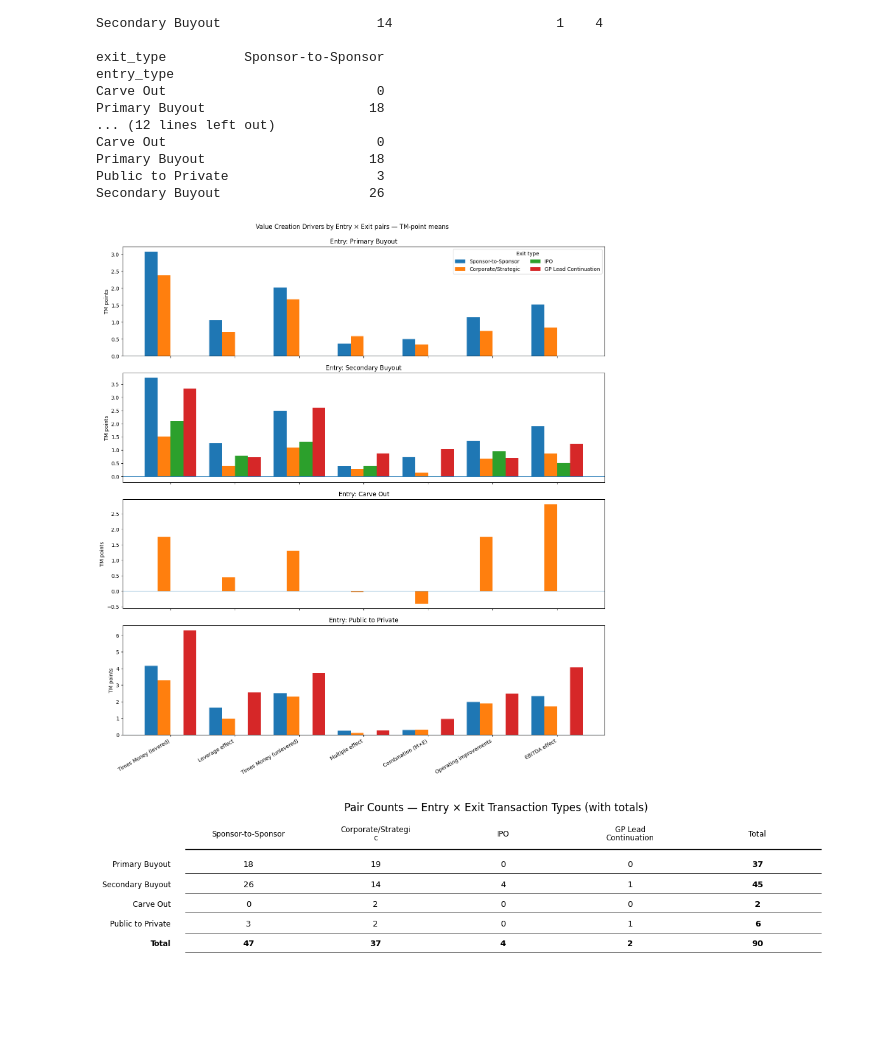
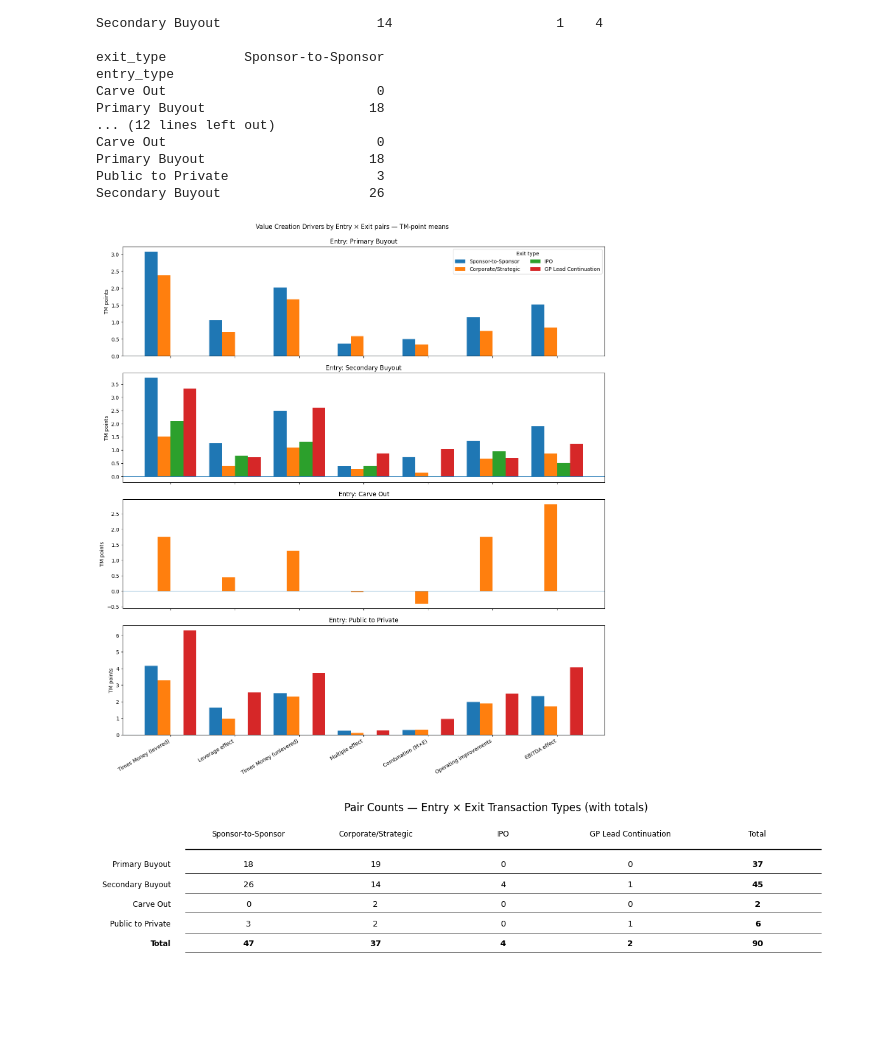
Before and after one commit to mgilch/BeyondTheBuyout_ValueCreation, a Jupyter notebook: ValueCreation/ValueCreationBreakdown/06ByEntryExitPair/ValueCreationByEntryExitPair.ipynb, the cells around one changed output. Cells and saved outputs as stored; diff of their text form; code cells hidden in the pictures.

```diff
--- a/ValueCreation/ValueCreationBreakdown/06ByEntryExitPair/ValueCreationByEntryExitPair.ipynb
+++ b/ValueCreation/ValueCreationBreakdown/06ByEntryExitPair/ValueCreationByEntryExitPair.ipynb
@@ -292,37 +292,37 @@ left_margin, right_margin = 0.05, 0.97
 xs = left_margin + (np.arange(n_cols) + 0.5) * (right_margin - left_margin) / n_cols
 ys = [row_start - i*row_gap for i in range(n_rows)]
 
-wrap_w = 18
+wrap_w = 20
 for x_pos, hdr in zip(xs, headers):
     ax.text(x_pos, y_header, textwrap.fill(str(hdr), width=wrap_w),
             ha="center", va="center", fontsize=8.5, linespacing=1.05, transform=ax.transAxes)
 
 row_label_x = left_margin - 0.02
 for y_pos, r in zip(ys, rows):
     ax.text(row_label_x, y_pos, str(r),
             ha="right", va="center", fontsize=8.5,
             fontweight="bold" if r=="Total" else None,
             transform=ax.transAxes)
     for x_pos, v in zip(xs, count_with_totals.loc[r, headers]):
         ax.text(x_pos, y_pos, f"{int(v)}",
                 ha="center", va="center",
                 fontsize=9.5, fontweight="bold" if (r=="Total" or x_pos==xs[-1]) else None,
                 transform=ax.transAxes)
 
 sep_top = (y_header + ys[0]) / 2
 ax.hlines([sep_top], xmin=left_margin, xmax=right_margin,
           colors="black", linewidth=1.0, transform=ax.transAxes)
 for y_pos in ys:
     ax.hlines([y_pos - row_gap/2 + 0.008], xmin=left_margin, xmax=right_margin,
               colors="black", linewidth=0.6, transform=ax.transAxes)
 
 title = "Pair Counts — Entry × Exit Transaction Types" + (" (with totals)" if ADD_TOTALS else "")
 ax.set_title(title, pad=6)
 fig.tight_layout()
 plt.show()
 # %% [output]
 [figure]
-[figure, old version]
+[figure, new version]
 # %%
 # === Charts: shares of Times Money (%), one clustered-bar chart per ENTRY TYPE ===
 import numpy as np
```
Also changed, not shown: parts of 3 cells of this notebook, 9 other files.
